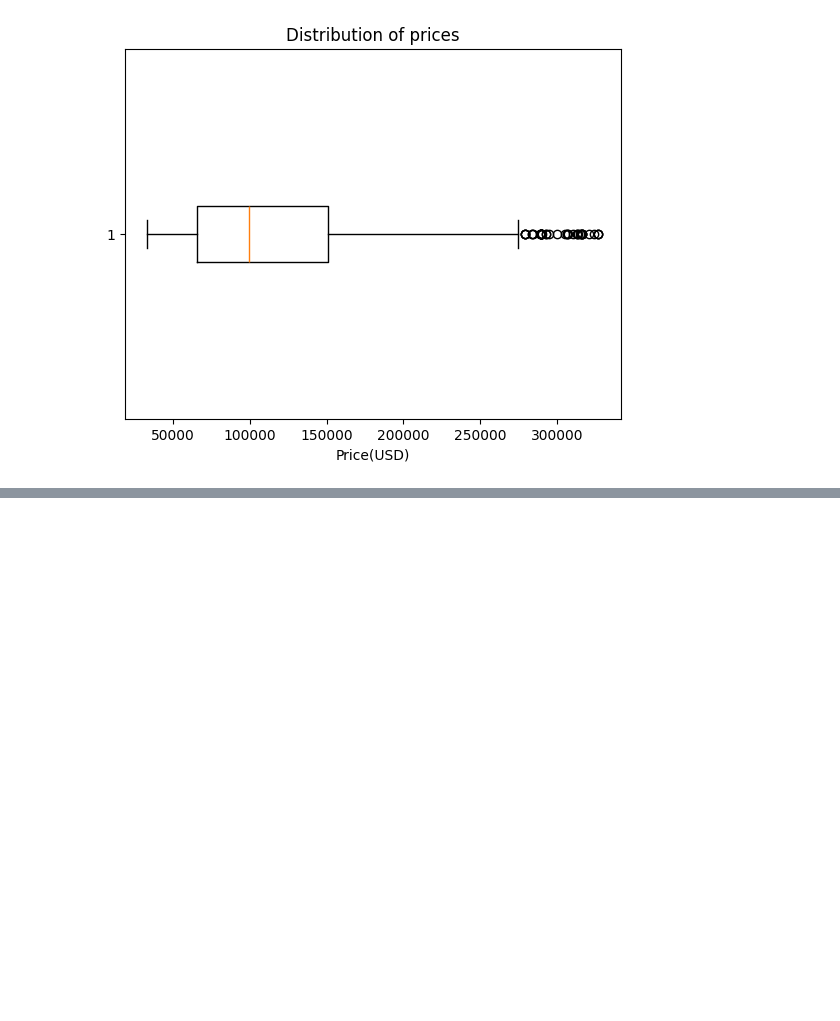
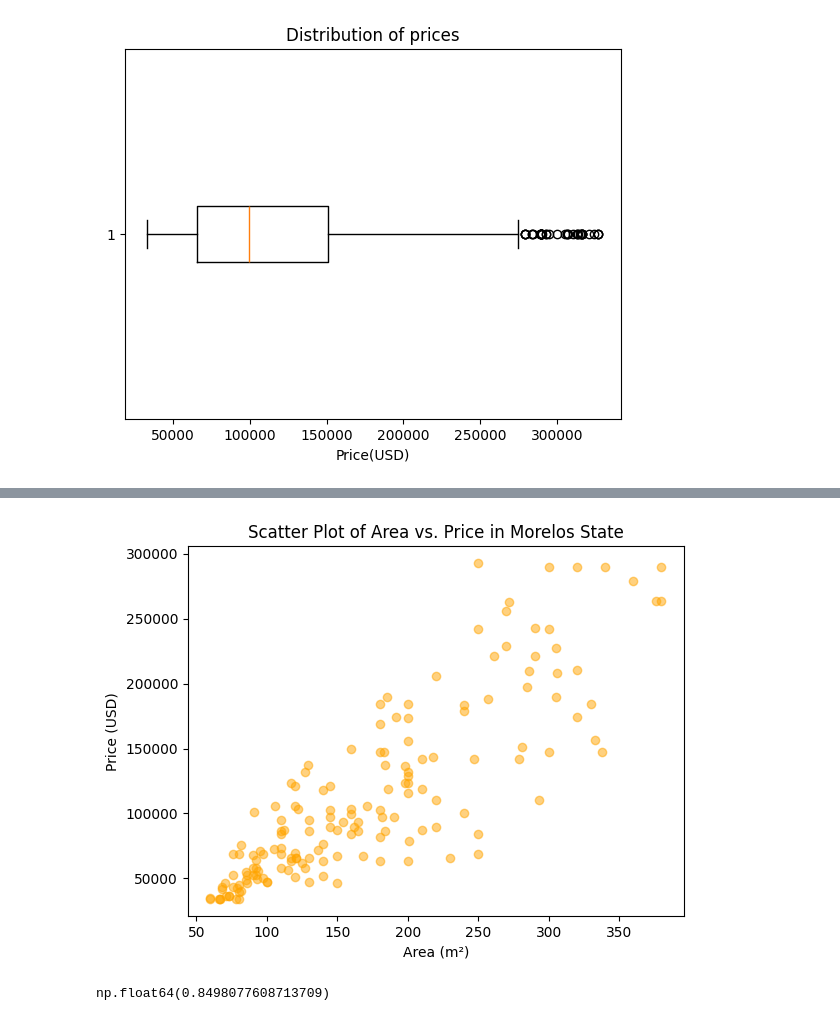
Before and after one commit to HiNacho/linear_regression, a Jupyter notebook: mexico_real_estate/mexico.ipynb, the cells around one changed output, grey strips where cells are left out. Saved outputs shown, nothing was run; the diff lists cells and outputs as text; code cells hidden in the pictures; blank space fills up the shorter version.

```diff
--- a/mexico_real_estate/mexico.ipynb
+++ b/mexico_real_estate/mexico.ipynb
@@ -140,0 +192,4 @@ plt.show()
+# %%
+# create subset df for state Morelos
+df_morelos = df[df["state"] == "Morelos"]
+df_morelos.head()
@@ -140,0 +203,15 @@ plt.show()
+# %%
+# create a scatter plot for price_usd vs area_m2 for properties in Morelos
+plt.scatter(df_morelos["area_m2"], df_morelos["price_usd"], alpha=0.5, color='orange')
+plt.xlabel("Area (m²)")
+plt.ylabel("Price (USD)")
+plt.title("Scatter Plot of Area vs. Price in Morelos State")
+plt.show()
+# %% [output]
+[figure, added]
+# %%
+# correlation for area_m2 and price_usd in Morelos
+correlation_morelos = df_morelos["area_m2"].corr(df_morelos["price_usd"])
+correlation_morelos
+# %% [output]
+np.float64(0.8498077608713709)
```
Also changed, not shown: parts of 12 cells of this notebook.
